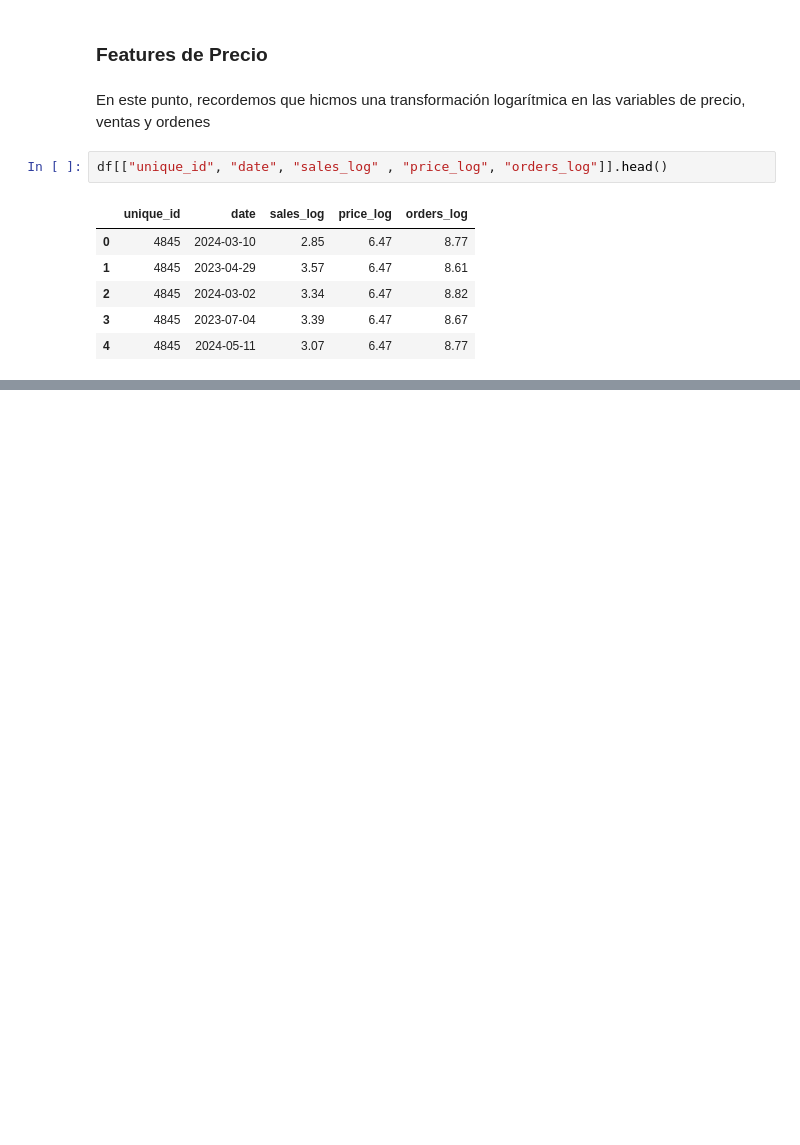
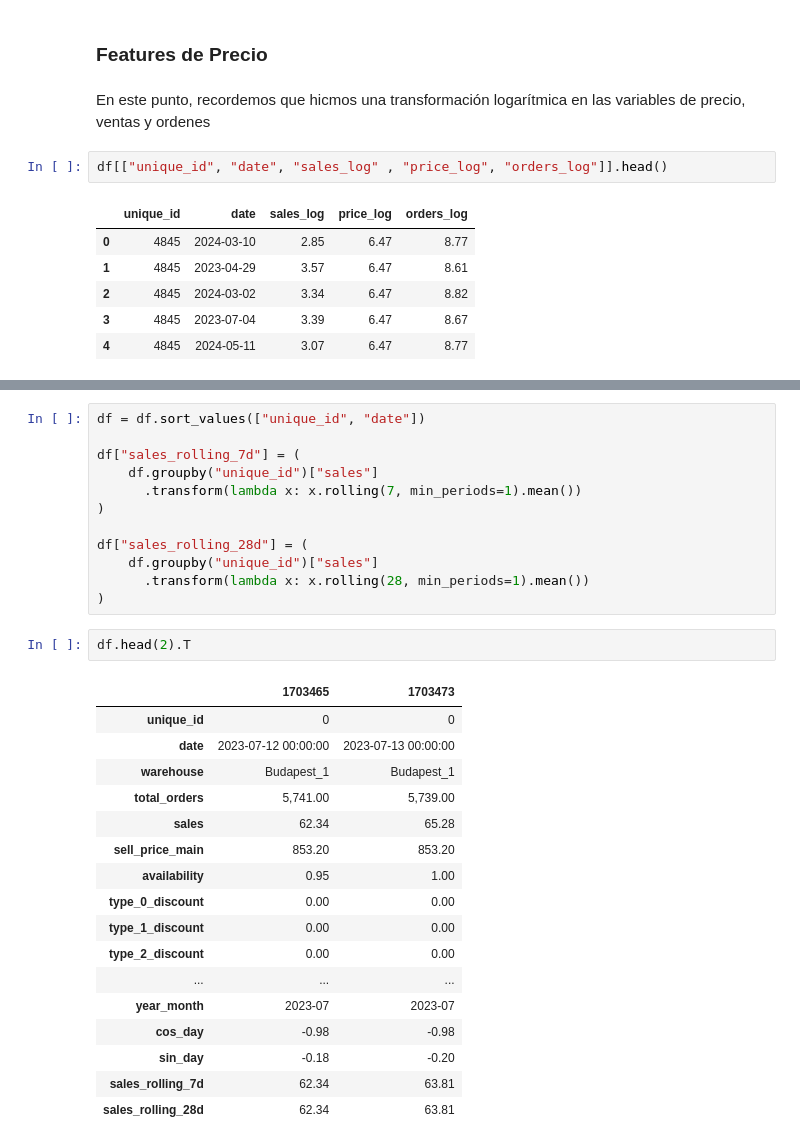
Before and after one commit to Maxkaizo/retail, a Jupyter notebook: notebooks/feat_eng.ipynb, the cells around one changed output, grey strips where cells are left out. Saved outputs shown, nothing was run; the diff lists cells and outputs as text; blank space fills up the shorter version.

```diff
--- a/lab/feat_eng.ipynb
+++ b/notebooks/feat_eng.ipynb
@@ -226,0 +249,32 @@ df[["unique_id", "date", "sales_log" , "price_log", "orders_log"]].head()
+# %%
+df = df.sort_values(["unique_id", "date"])
+
+df["sales_rolling_7d"] = (
+    df.groupby("unique_id")["sales"]
+      .transform(lambda x: x.rolling(7, min_periods=1).mean())
+)
+
+df["sales_rolling_28d"] = (
+    df.groupby("unique_id")["sales"]
+      .transform(lambda x: x.rolling(28, min_periods=1).mean())
+)
+# %%
+df.head(2).T
+# %% [output]
+|  | 1703465 | 1703473 |
+| unique_id | 0 | 0 |
+| date | 2023-07-12 00:00:00 | 2023-07-13 00:00:00 |
+| warehouse | Budapest_1 | Budapest_1 |
+| total_orders | 5,741.00 | 5,739.00 |
+| sales | 62.34 | 65.28 |
+| sell_price_main | 853.20 | 853.20 |
+| availability | 0.95 | 1.00 |
+| type_0_discount | 0.00 | 0.00 |
+| type_1_discount | 0.00 | 0.00 |
+| type_2_discount | 0.00 | 0.00 |
+| ... | ... | ... |
+| year_month | 2023-07 | 2023-07 |
+| cos_day | -0.98 | -0.98 |
+| sin_day | -0.18 | -0.20 |
+| sales_rolling_7d | 62.34 | 63.81 |
+| sales_rolling_28d | 62.34 | 63.81 |
```
Also changed, not shown: parts of 5 cells of this notebook.
